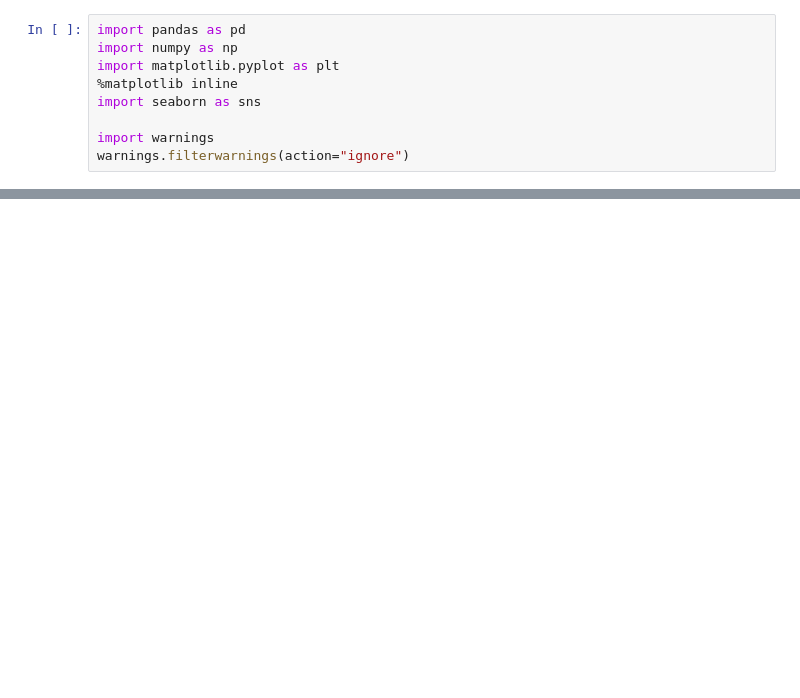
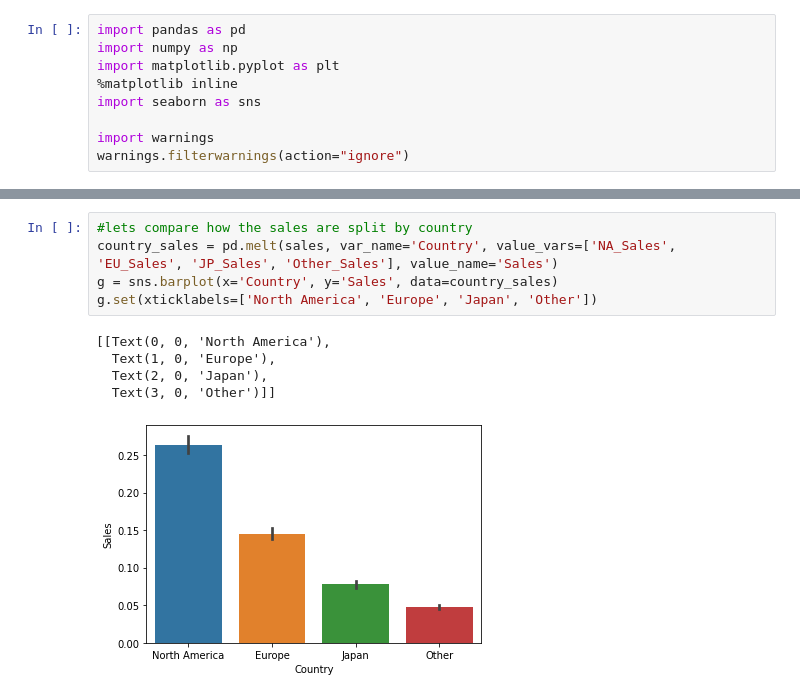
Before and after one commit to obaliuta/games_sales, a Jupyter notebook: notebook.ipynb, the cells around one changed output, grey strips where cells are left out. Drawn from its saved outputs; the diff is of its cells as text; blank space fills up the shorter version.

```diff
--- a/notebook.ipynb
+++ b/notebook.ipynb
@@ -26,0 +80,11 @@ sales
+# %%
+#lets compare how the sales are split by country
+country_sales = pd.melt(sales, var_name='Country', value_vars=['NA_Sales',	'EU_Sales',	'JP_Sales',	'Other_Sales'], value_name='Sales')
+g = sns.barplot(x='Country', y='Sales', data=country_sales)
+g.set(xticklabels=['North America', 'Europe', 'Japan', 'Other'])
+# %% [output]
+[[Text(0, 0, 'North America'),
+  Text(1, 0, 'Europe'),
+  Text(2, 0, 'Japan'),
+  Text(3, 0, 'Other')]]
+[figure, added]
```
Also changed, not shown: parts of 6 cells of this notebook.
